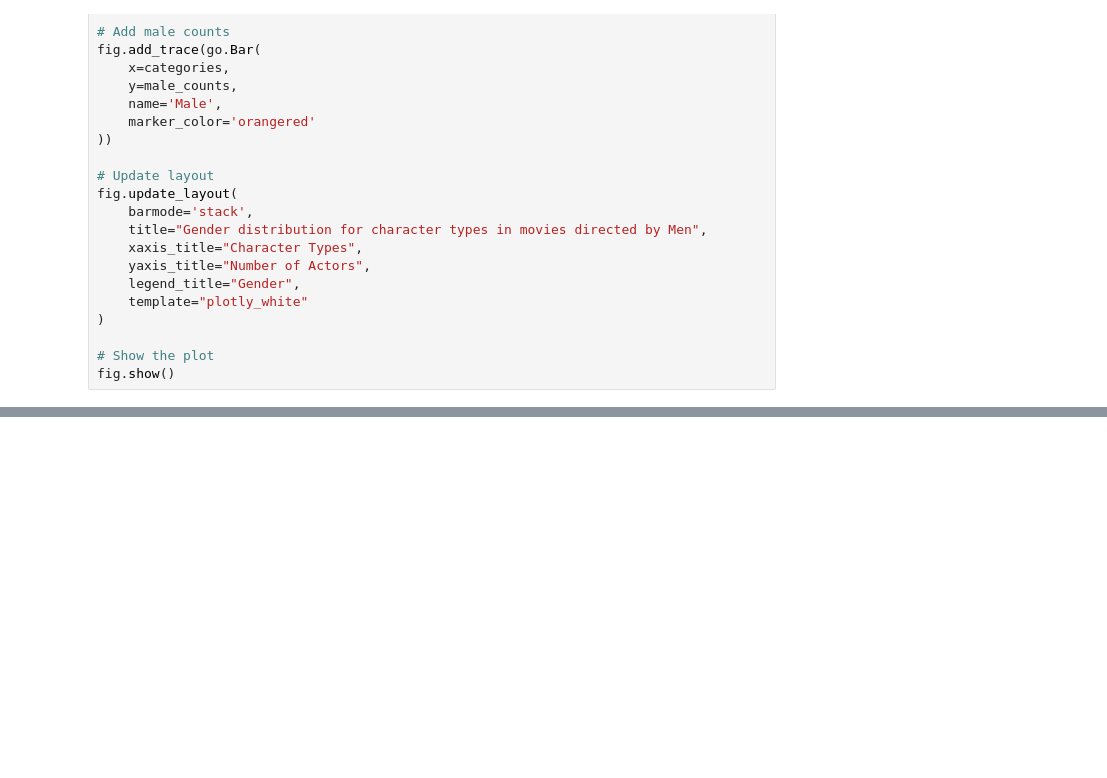
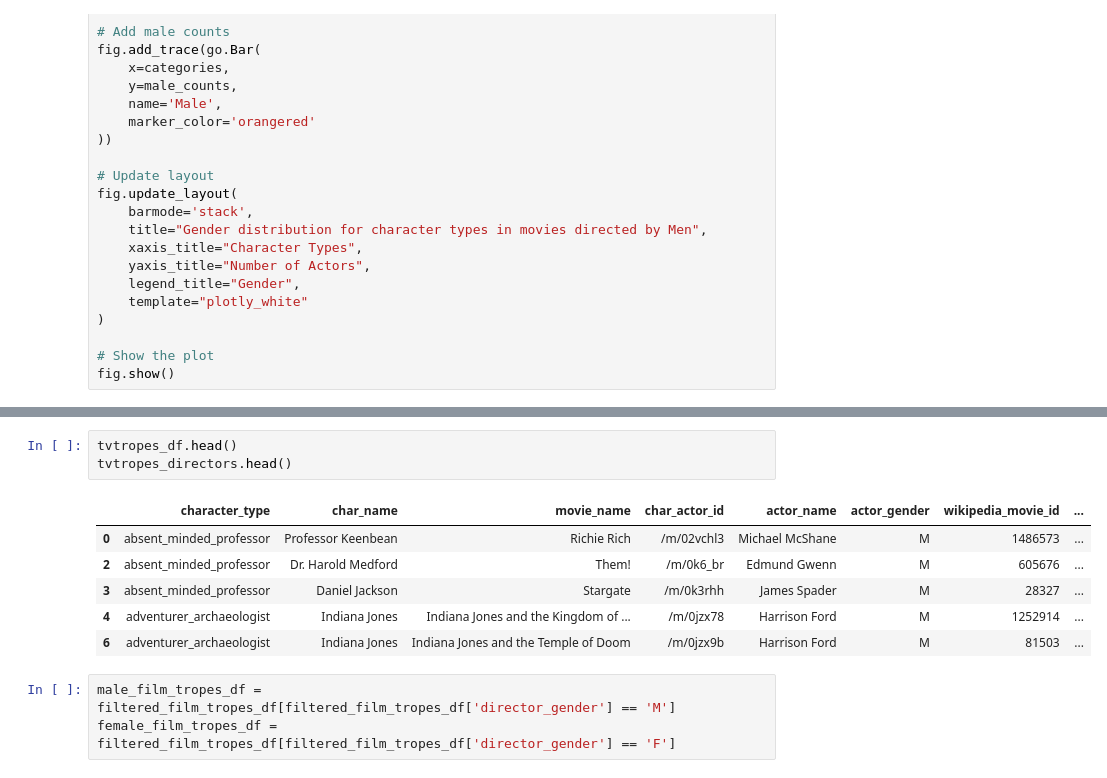
Before and after one commit to epfl-ada/ada-2024-project-adapocalypse, a Jupyter notebook: results.ipynb, the cells around one changed output, grey strips where cells are left out. Cells and saved outputs as stored; diff of their text form; blank space fills up the shorter version.

```diff
--- a/results.ipynb
+++ b/results.ipynb
@@ -1168,0 +1262,13 @@ fig.show()
+# %%
+tvtropes_df.head()
+tvtropes_directors.head()
+# %% [output]
+|  | character_type | char_name | movie_name | char_actor_id | actor_name | actor_gender | wikipedia_movie_id | ... |
+| 0 | absent_minded_professor | Professor Keenbean | Richie Rich | /m/02vchl3 | Michael McShane | M | 1486573 | ... |
+| 2 | absent_minded_professor | Dr. Harold Medford | Them! | /m/0k6_br | Edmund Gwenn | M | 605676 | ... |
+| 3 | absent_minded_professor | Daniel Jackson | Stargate | /m/0k3rhh | James Spader | M | 28327 | ... |
+| 4 | adventurer_archaeologist | Indiana Jones | Indiana Jones and the Kingdom of ... | /m/0jzx78 | Harrison Ford | M | 1252914 | ... |
+| 6 | adventurer_archaeologist | Indiana Jones | Indiana Jones and the Temple of Doom | /m/0jzx9b | Harrison Ford | M | 81503 | ... |
+# %%
+male_film_tropes_df = filtered_film_tropes_df[filtered_film_tropes_df['director_gender'] == 'M']
+female_film_tropes_df = filtered_film_tropes_df[filtered_film_tropes_df['director_gender'] == 'F']
```
Also changed, not shown: parts of 34 cells of this notebook, 1 other file.
